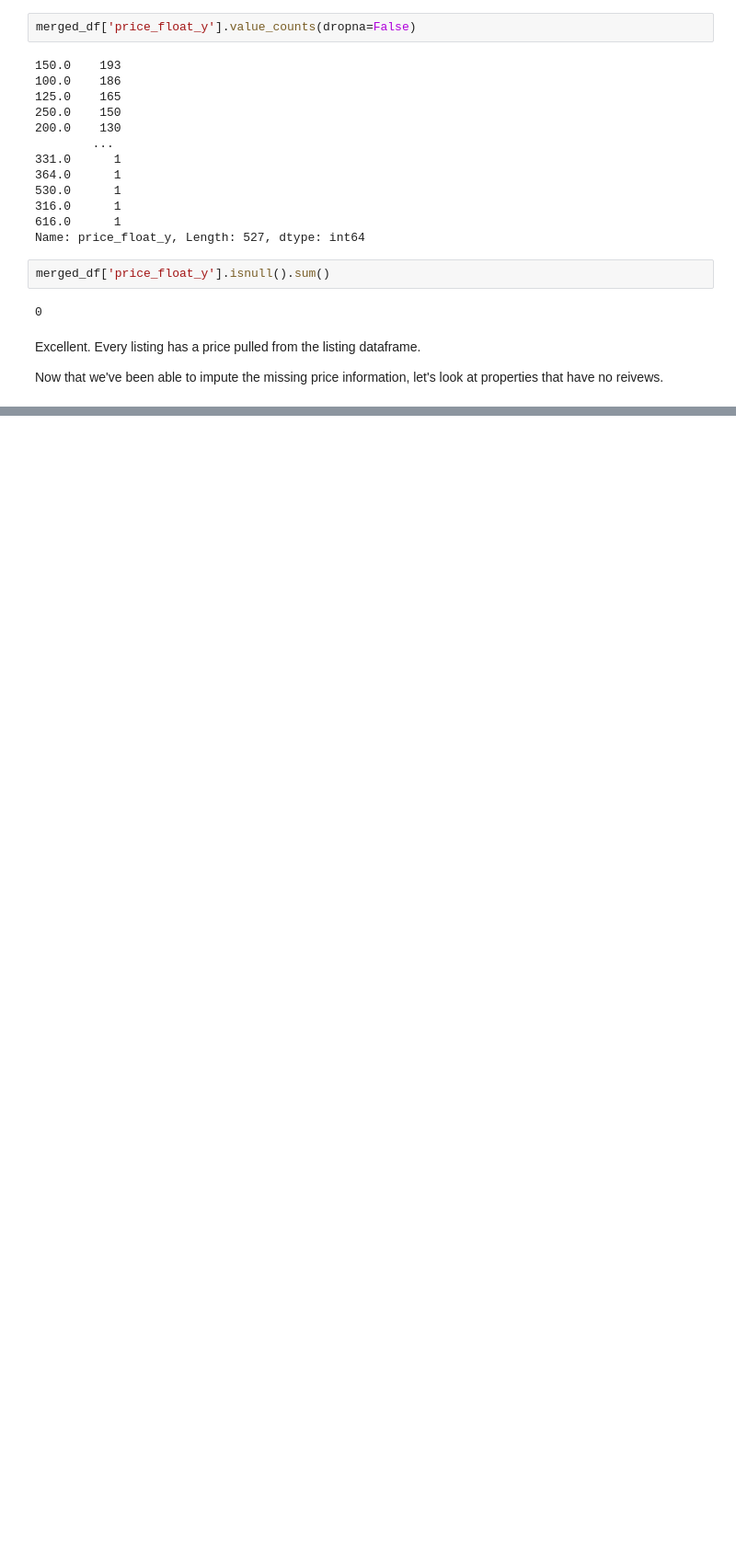
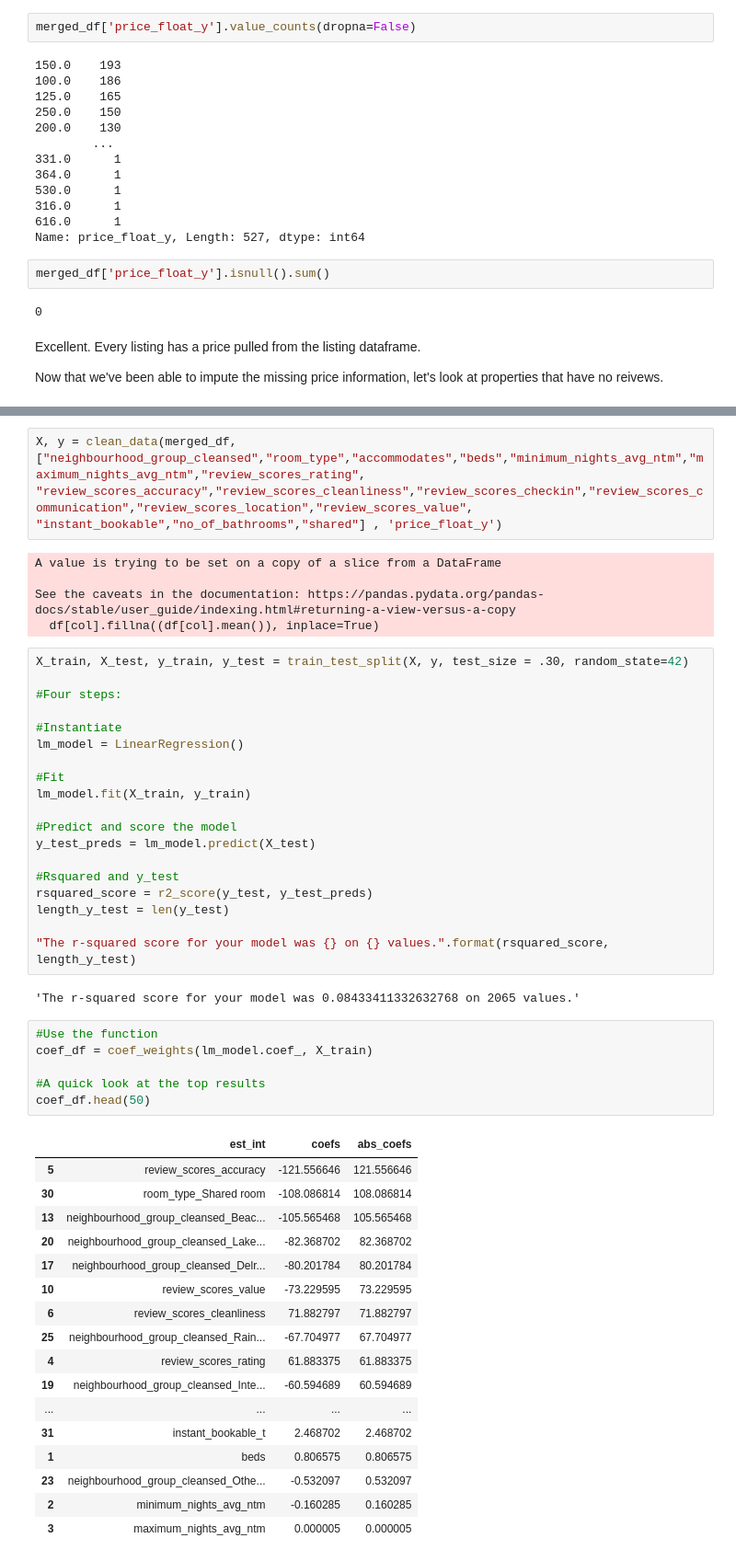
Before and after one commit to demccusker/AirBnB_analysis, a Jupyter notebook: AirBnB_Analysis.ipynb, the cells around one changed output, grey strips where cells are left out. Shown at 92% size. Cells and saved outputs as stored; diff of their text form; blank space fills up the shorter version.

```diff
--- a/AirBnB_Analysis.ipynb
+++ b/AirBnB_Analysis.ipynb
@@ -526,0 +761,54 @@ Now that we've been able to impute the missing price information, let's look at
+# %%
+X, y = clean_data(merged_df,["neighbourhood_group_cleansed","room_type","accommodates","beds","minimum_nights_avg_ntm","maximum_nights_avg_ntm","review_scores_rating",
+"review_scores_accuracy","review_scores_cleanliness","review_scores_checkin","review_scores_communication","review_scores_location","review_scores_value",
+"instant_bookable","no_of_bathrooms","shared"] , 'price_float_y')
+# %% [output]
+A value is trying to be set on a copy of a slice from a DataFrame
+
+See the caveats in the documentation: https://pandas.pydata.org/pandas-docs/stable/user_guide/indexing.html#returning-a-view-versus-a-copy
+  df[col].fillna((df[col].mean()), inplace=True)
+# %%
+X_train, X_test, y_train, y_test = train_test_split(X, y, test_size = .30, random_state=42)
+
+#Four steps:
+
+#Instantiate
+lm_model = LinearRegression()
+
+#Fit
+lm_model.fit(X_train, y_train)
+
+#Predict and score the model
+y_test_preds = lm_model.predict(X_test)
+
+#Rsquared and y_test
+rsquared_score = r2_score(y_test, y_test_preds)
+length_y_test = len(y_test)
+
+"The r-squared score for your model was {} on {} values.".format(rsquared_score, length_y_test)
+# %% [output]
+'The r-squared score for your model was 0.08433411332632768 on 2065 values.'
+# %%
+#Use the function
+coef_df = coef_weights(lm_model.coef_, X_train)
+
+#A quick look at the top results
+coef_df.head(50)
+# %% [output]
+|  | est_int | coefs | abs_coefs |
+| 5 | review_scores_accuracy | -121.556646 | 121.556646 |
+| 30 | room_type_Shared room | -108.086814 | 108.086814 |
+| 13 | neighbourhood_group_cleansed_Beac... | -105.565468 | 105.565468 |
+| 20 | neighbourhood_group_cleansed_Lake... | -82.368702 | 82.368702 |
+| 17 | neighbourhood_group_cleansed_Delr... | -80.201784 | 80.201784 |
+| 10 | review_scores_value | -73.229595 | 73.229595 |
+| 6 | review_scores_cleanliness | 71.882797 | 71.882797 |
+| 25 | neighbourhood_group_cleansed_Rain... | -67.704977 | 67.704977 |
+| 4 | review_scores_rating | 61.883375 | 61.883375 |
+| 19 | neighbourhood_group_cleansed_Inte... | -60.594689 | 60.594689 |
+| ... | ... | ... | ... |
+| 31 | instant_bookable_t | 2.468702 | 2.468702 |
+| 1 | beds | 0.806575 | 0.806575 |
+| 23 | neighbourhood_group_cleansed_Othe... | -0.532097 | 0.532097 |
+| 2 | minimum_nights_avg_ntm | -0.160285 | 0.160285 |
+| 3 | maximum_nights_avg_ntm | 0.000005 | 0.000005 |
```
Also changed, not shown: parts of 25 cells of this notebook.
